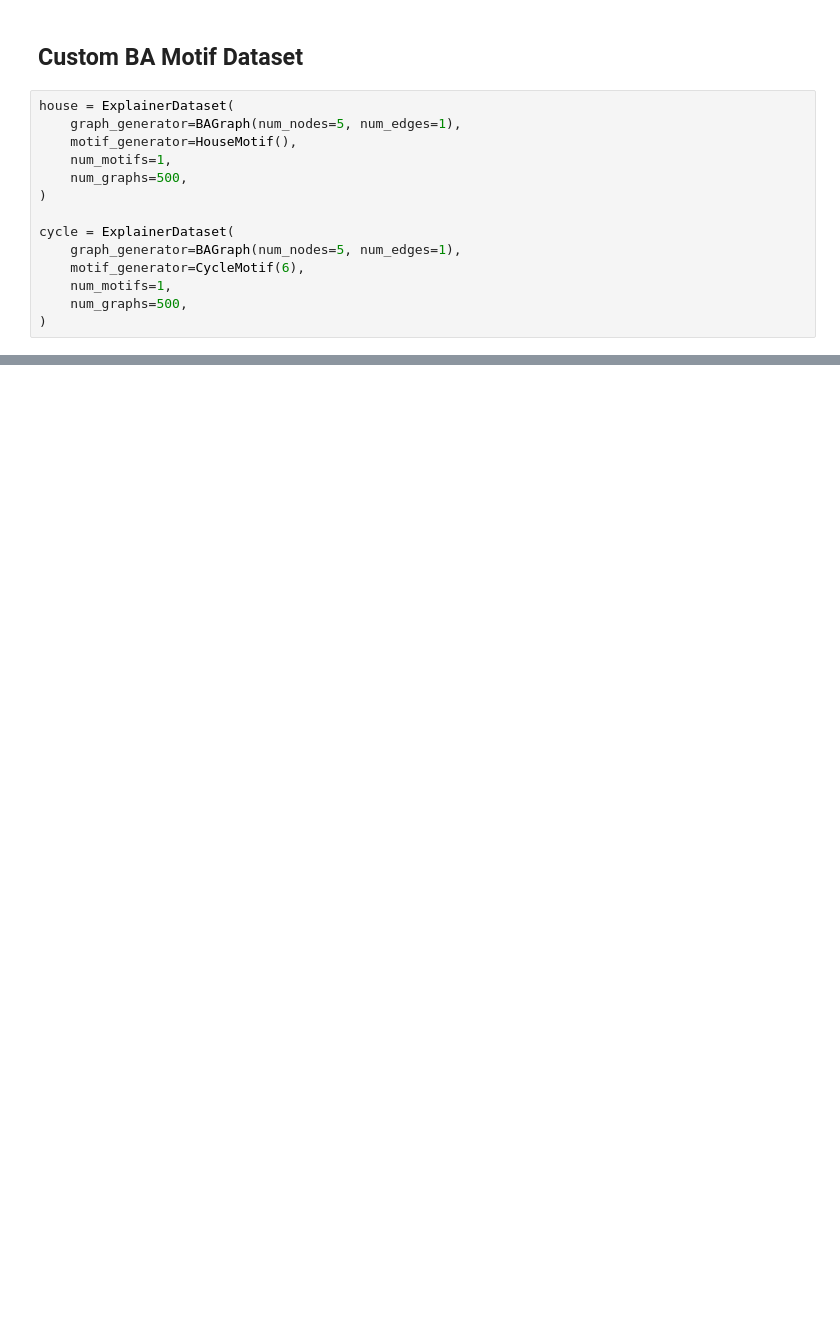
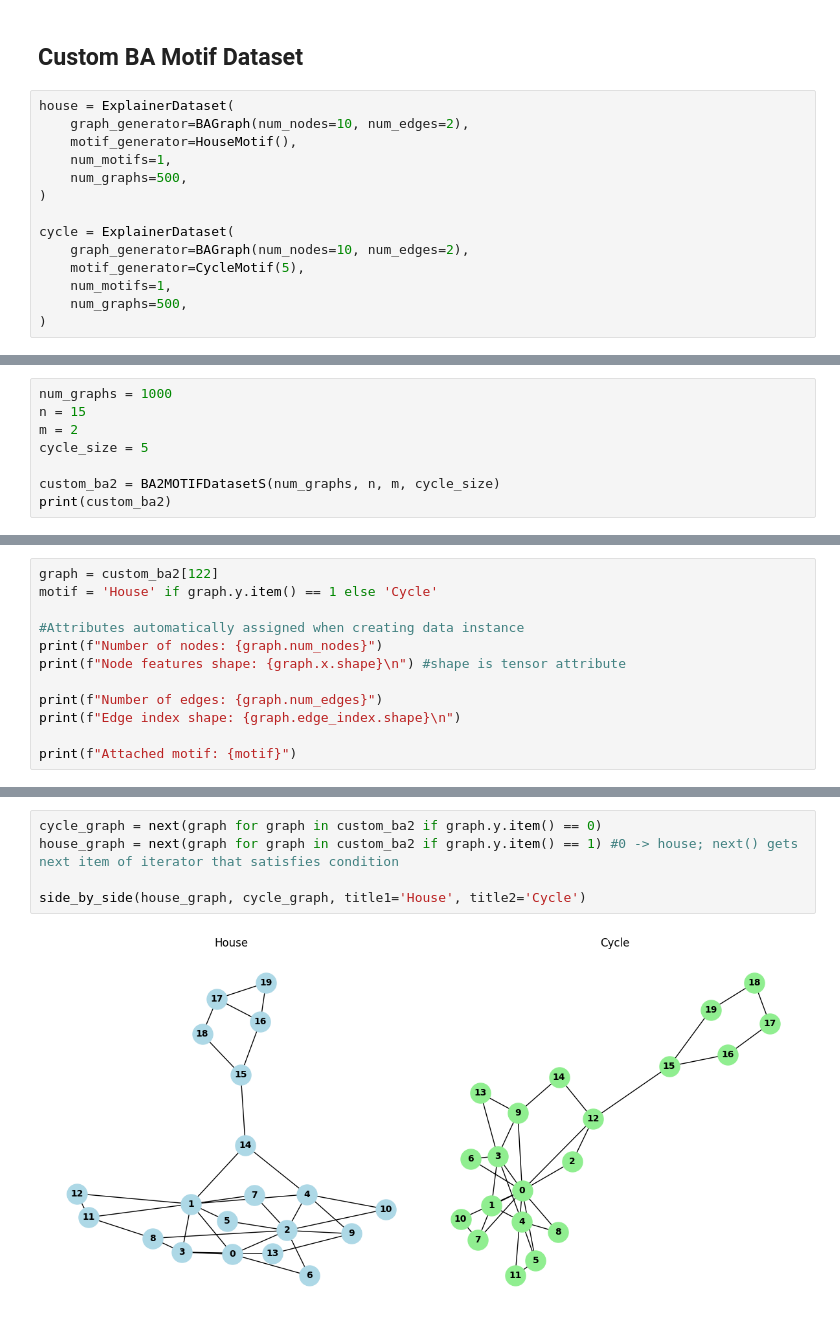
Before and after one commit to dariansal/graphs-deep-learning-explainability, a Jupyter notebook: notebooks/BA2Motifs-scratch.ipynb, the cells around one changed output, grey strips where cells are left out. Cells and saved outputs as stored; diff of their text form; blank space fills up the shorter version.

```diff
--- a/notebooks/BA2Motifs-scratch.ipynb
+++ b/notebooks/BA2Motifs-scratch.ipynb
@@ -105,15 +107,15 @@ side_by_side(house_graph, cycle_graph, title1='House', title2='Cycle')
 ## __Custom BA Motif Dataset__
 # %%
 house = ExplainerDataset(
-    graph_generator=BAGraph(num_nodes=5, num_edges=1),
+    graph_generator=BAGraph(num_nodes=10, num_edges=2),
     motif_generator=HouseMotif(),
     num_motifs=1,
     num_graphs=500,
 )
 
 cycle = ExplainerDataset(
-    graph_generator=BAGraph(num_nodes=5, num_edges=1),
-    motif_generator=CycleMotif(6),
+    graph_generator=BAGraph(num_nodes=10, num_edges=2),
+    motif_generator=CycleMotif(5),
     num_motifs=1,
     num_graphs=500,
 )
@@ -124,0 +274,8 @@ side_by_side(house[idx], cycle[idx], 'House', 'Cycle')
+# %%
+num_graphs = 1000
+n = 15
+m = 2
+cycle_size = 5
+
+custom_ba2 = BA2MOTIFDatasetS(num_graphs, n, m, cycle_size)
+print(custom_ba2)
@@ -124,0 +286,12 @@ side_by_side(house[idx], cycle[idx], 'House', 'Cycle')
+# %%
+graph = custom_ba2[122]
+motif = 'House' if graph.y.item() == 1 else 'Cycle'
+
+#Attributes automatically assigned when creating data instance
+print(f"Number of nodes: {graph.num_nodes}")
+print(f"Node features shape: {graph.x.shape}\n") #shape is tensor attribute
+
+print(f"Number of edges: {graph.num_edges}")
+print(f"Edge index shape: {graph.edge_index.shape}\n")
+
+print(f"Attached motif: {motif}")
@@ -124,0 +306,7 @@ side_by_side(house[idx], cycle[idx], 'House', 'Cycle')
+# %%
+cycle_graph = next(graph for graph in custom_ba2 if graph.y.item() == 0)
+house_graph = next(graph for graph in custom_ba2 if graph.y.item() == 1) #0 -> house; next() gets next item of iterator that satisfies condition
+
+side_by_side(house_graph, cycle_graph, title1='House', title2='Cycle')
+# %% [output]
+[figure, added]
```
Also changed, not shown: parts of 20 cells of this notebook.
